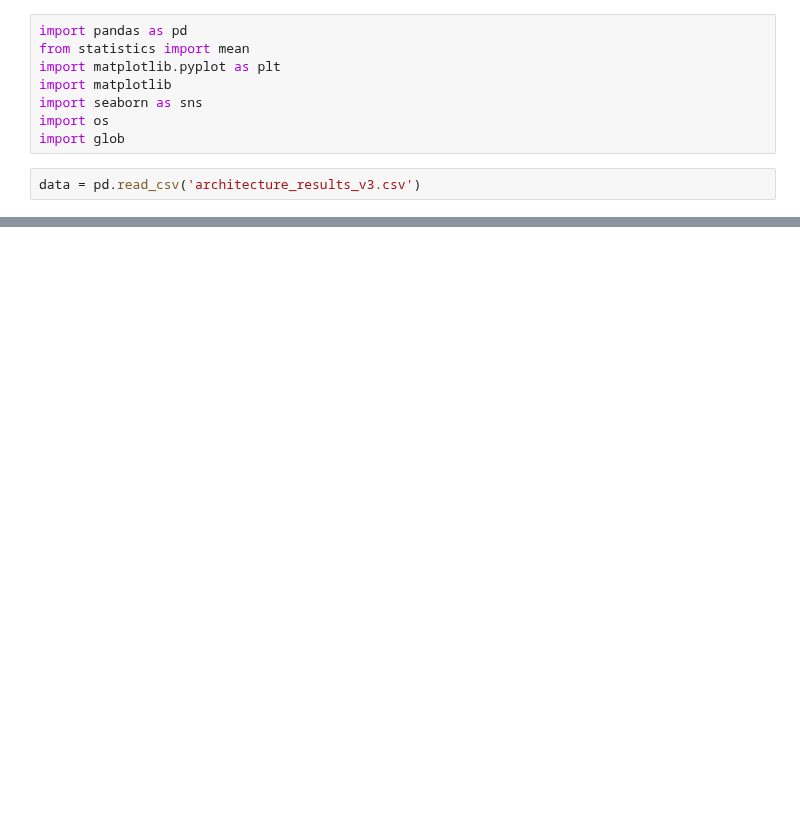
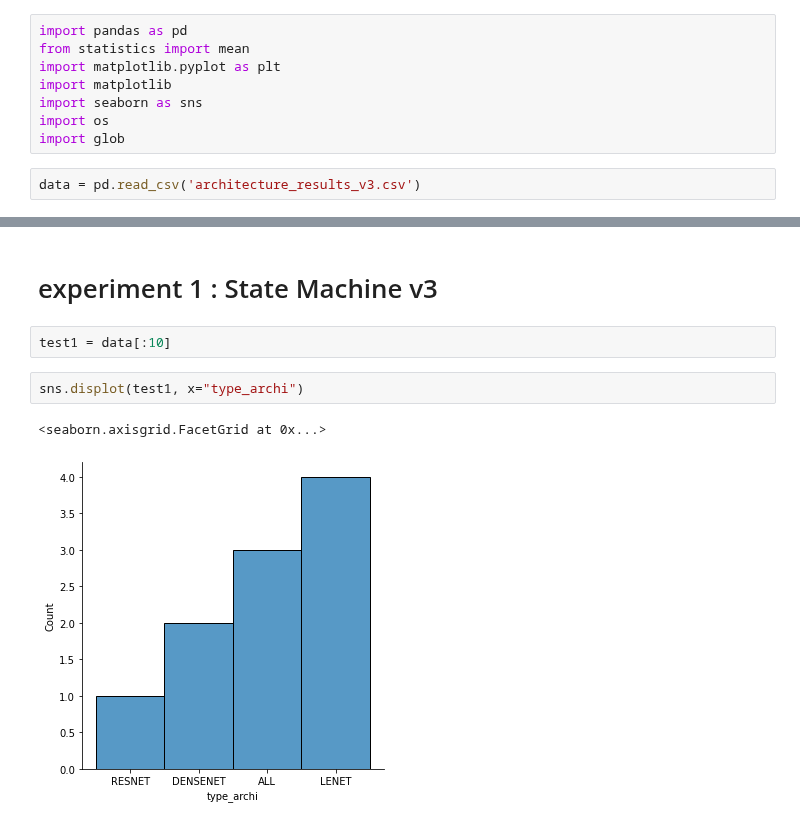
Before and after one commit to AntoineGr1/Memoire_code, a Jupyter notebook: Analyse_Architecture_v3.ipynb, the cells around one changed output, grey strips where cells are left out. Cells and saved outputs as stored; diff of their text form; blank space fills up the shorter version.

Commit message:
experiment 1 : State Mach v3

```diff
--- a/Analyse_Architecture_v3.ipynb
+++ b/Analyse_Architecture_v3.ipynb
@@ -18,0 +25,9 @@ data
+# %% [markdown]
+# experiment 1 : State Machine v3
+# %%
+test1 = data[:10]
+# %%
+sns.displot(test1, x="type_archi")
+# %% [output]
+<seaborn.axisgrid.FacetGrid at 0x...>
+[figure, added]
```
Also changed, not shown: parts of 8 cells of this notebook, 17 other files.
